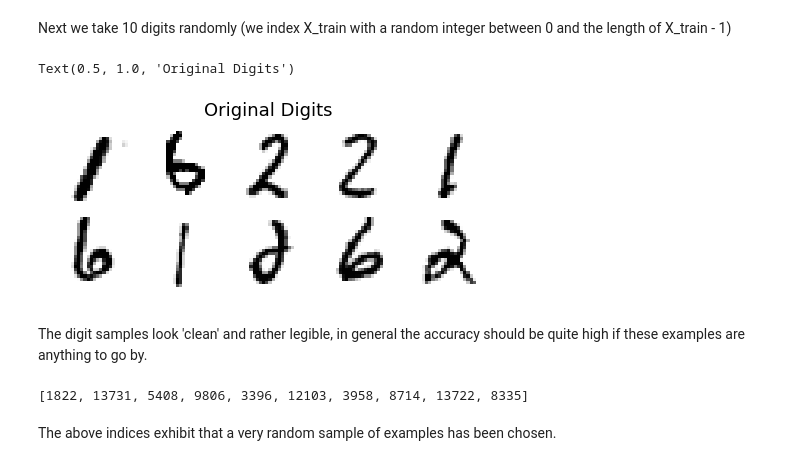
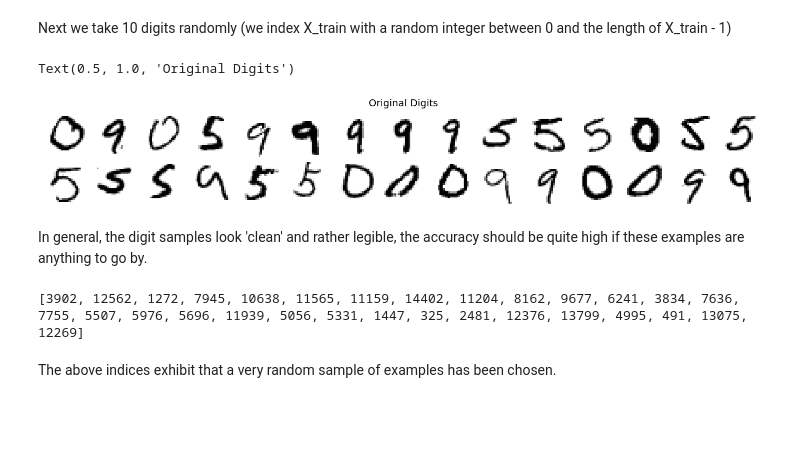
Before and after one commit to ET5003-Group1/ET5003, a Jupyter notebook: Etivity_1_Nigel_Portley_9022724.ipynb, the cells around one changed output. Saved outputs shown, nothing was run; the diff lists cells and outputs as text; code cells hidden in the pictures; blank space fills up the shorter version.

```diff
--- a/Etivity_1_Nigel_Portley_9022724.ipynb
+++ b/Etivity_1_Nigel_Portley_9022724.ipynb
@@ -287,27 +287,27 @@ def plot_digits(instances, images_per_row=5, **options):
 Next we take 10 digits randomly (we index X_train with a random integer between 0 and the length of X_train - 1)
 # %%
 # Show a few instances from each Digit:
-plt.figure(figsize=(8,8))
+plt.figure(figsize=(24,8))
 label_indices = []
 # Selecting a few label indices from each of the 3 classes to show:
-for i in range(10):
+for i in range(30):
     # take index randomly chosen
     label_indices.append(random.randint(0, len(X_train)))
     # choose the image according to the index
     image = X_train[label_indices[i] - 1]
 
 # Plotting 'original' image
-plot_digits(X_train[label_indices],images_per_row=5)
+plot_digits(X_train[label_indices],images_per_row=15)
 plt.title("Original Digits", fontsize=18)
 # %% [output]
 Text(0.5, 1.0, 'Original Digits')
-[figure, old version]
+[figure, new version]
 # %% [markdown]
-The digit samples look 'clean' and rather legible, in general the accuracy should be quite high if these examples are anything to go by.
+In general, the digit samples look 'clean' and rather legible, the accuracy should be quite high if these examples are anything to go by.
 # %%
 print (label_indices)
 # %% [output]
-[1822, 13731, 5408, 9806, 3396, 12103, 3958, 8714, 13722, 8335]
+[3902, 12562, 1272, 7945, 10638, 11565, 11159, 14402, 11204, 8162, 9677, 6241, 3834, 7636, 7755, 5507, 5976, 5696, 11939, 5056, 5331, 1447, 325, 2481, 12376, 13799, 4995, 491, 13075, 12269]
 # %% [markdown]
 The above indices exhibit that a very random sample of examples has been chosen.
 # %% [markdown]
```
Also changed, not shown: parts of 25 cells of this notebook.
